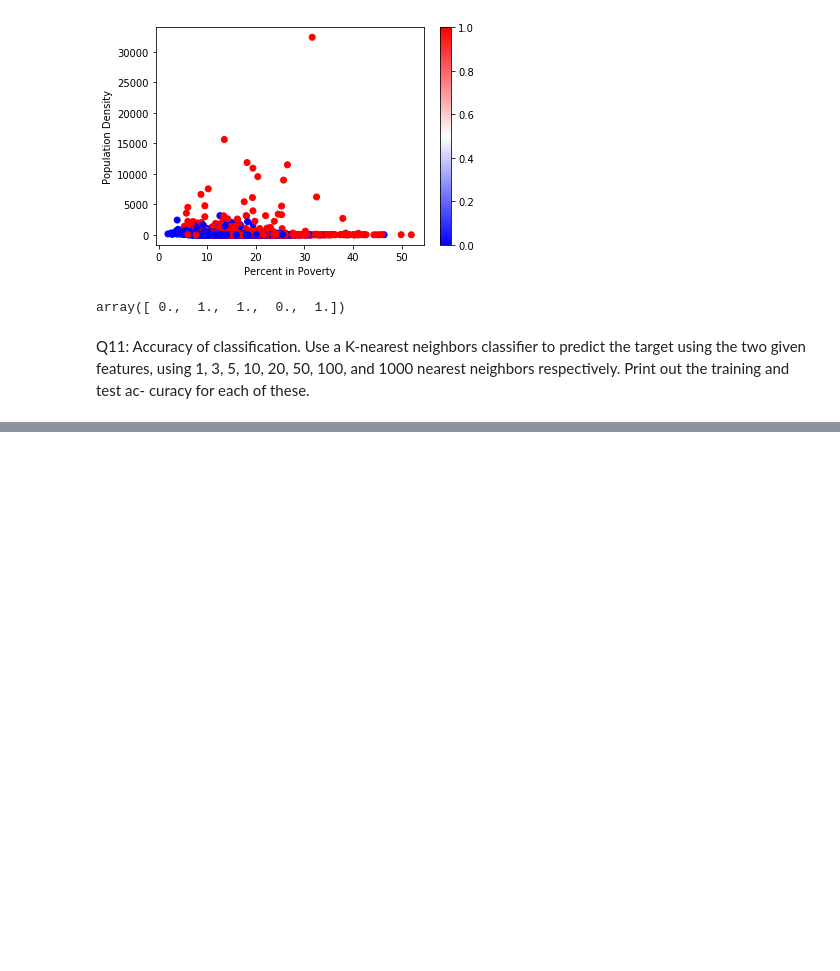
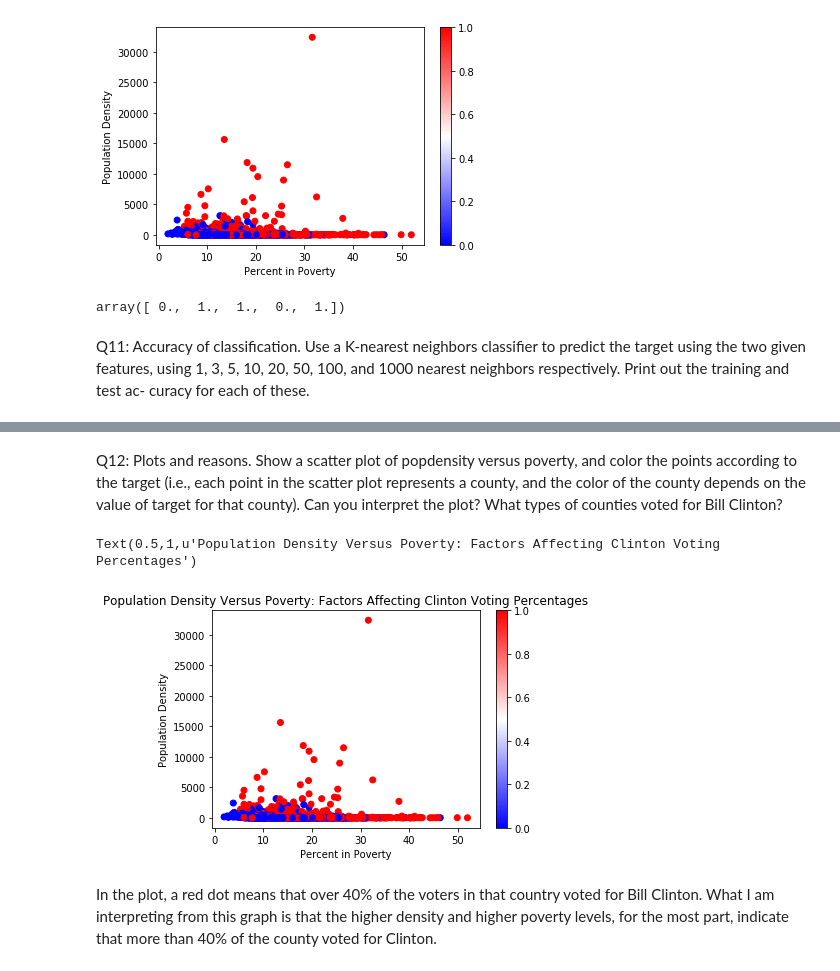
Before and after one commit to KevinW2020/MIS373, a Jupyter notebook: HW3/HW3_MaddiePVersion.ipynb, the cells around one changed output, grey strips where cells are left out. Cells and saved outputs as stored; diff of their text form; code cells hidden in the pictures; blank space fills up the shorter version.

```diff
--- a/HW3/HW3_MaddiePVersion.ipynb
+++ b/HW3/HW3_MaddiePVersion.ipynb
@@ -261,7 +261,7 @@ df1
 # %% [markdown]
 Q10: Create training and test sets. Create design matrices for predicting the target using just the two features poverty and popdensity. Split this into design matrices for training and testing datasets, with 70% data being used for training, and 30% for testing.
 # %%
-Y, x = dmatrices("target ~ 0 + Q('Percent in Poverty') + Q('Population Density')",
+Y, X = dmatrices("target ~ 0 + Q('Percent in Poverty') + Q('Population Density')",
                  df1,return_type="dataframe")
 
 y = Y['target'].values
@@ -299,0 +336,13 @@ curacy for each of these.
+# %% [markdown]
+Q12: Plots and reasons. Show a scatter plot of popdensity versus poverty, and color the points according to the target (i.e., each point in the scatter plot represents a county, and the color of the county depends on the value of target for that county). Can you interpret the plot? What types of counties voted for Bill Clinton?
+# %%
+sc = scatter(df1['Percent in Poverty'], df1['Population Density'], c=y, cmap='bwr')
+colorbar(sc)
+xlabel('Percent in Poverty')
+ylabel('Population Density')
+title('Population Density Versus Poverty: Factors Affecting Clinton Voting Percentages')
+# %% [output]
+Text(0.5,1,u'Population Density Versus Poverty: Factors Affecting Clinton Voting Percentages')
+[figure, added]
+# %% [markdown]
+In the plot, a red dot means that over 40% of the voters in that country voted for Bill Clinton. What I am interpreting from this graph is that the higher density and higher poverty levels, for the most part, indicate that more than 40% of the county voted for Clinton.
```
Also changed, not shown: parts of 1 cell of this notebook.
